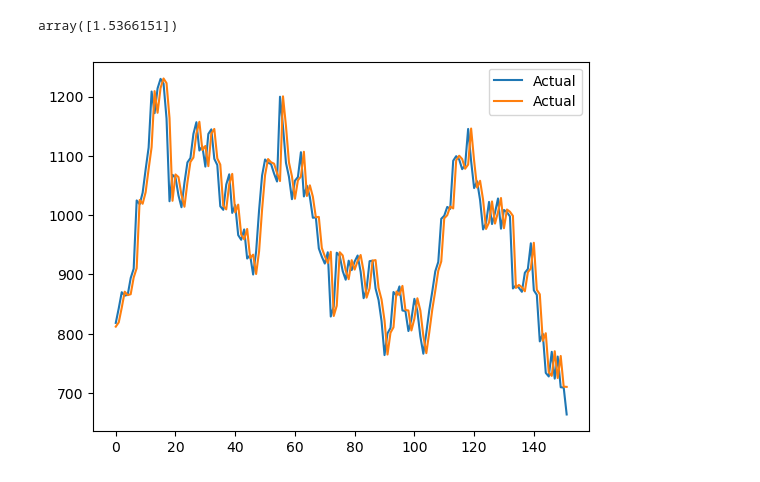
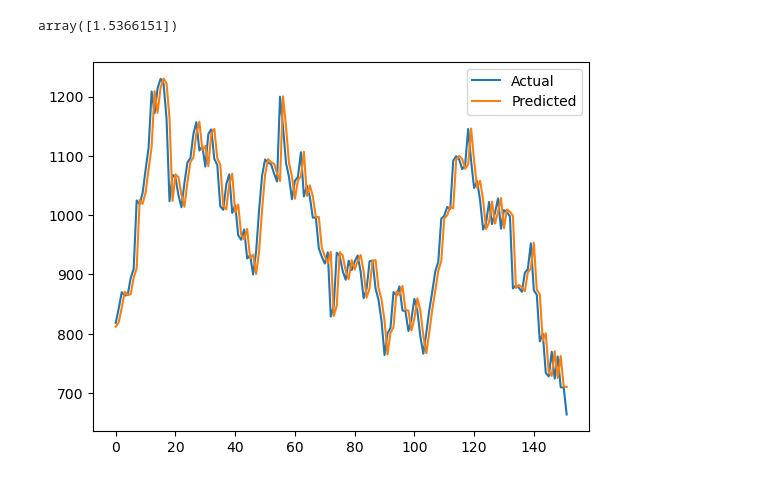
Before and after one commit to VaskarO/Time-series-analysis-and-forecasting, a Jupyter notebook: ARIMA.ipynb, the cells around one changed output. Drawn from its saved outputs; the diff is of its cells as text; code cells hidden in the pictures.

```diff
--- a/ARIMA.ipynb
+++ b/ARIMA.ipynb
@@ -112,11 +112,11 @@ array([1.5366151])
 y_pred = linear_regression.predict(X_test)
 # %%
 plt.plot(y_test, label = "Actual")
-plt.plot(y_pred, label = "Actual")
+plt.plot(y_pred, label = "Predicted")
 plt.legend()
 plt.show()
 # %% [output]
-[figure, old version]
+[figure, new version]
 # %%
 model  = ARIMA(y_train,order =  (1,0,0))
 # %%
```
